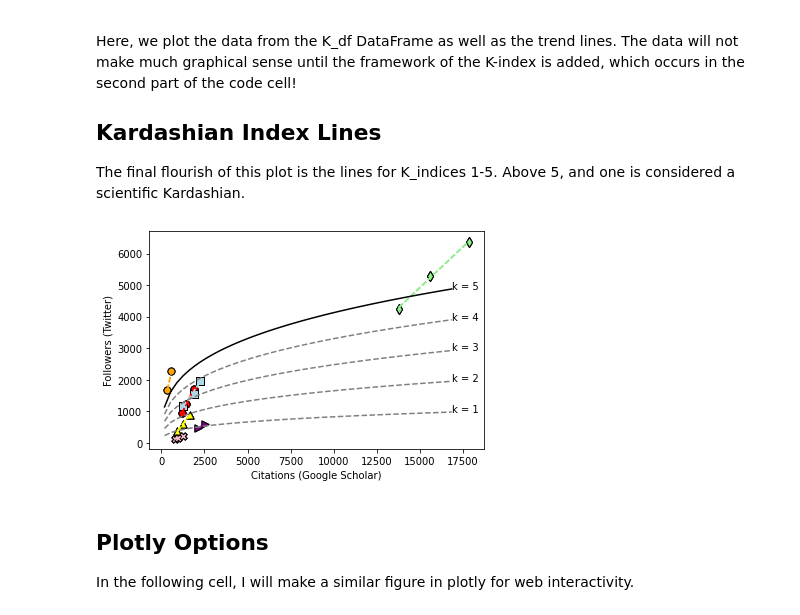
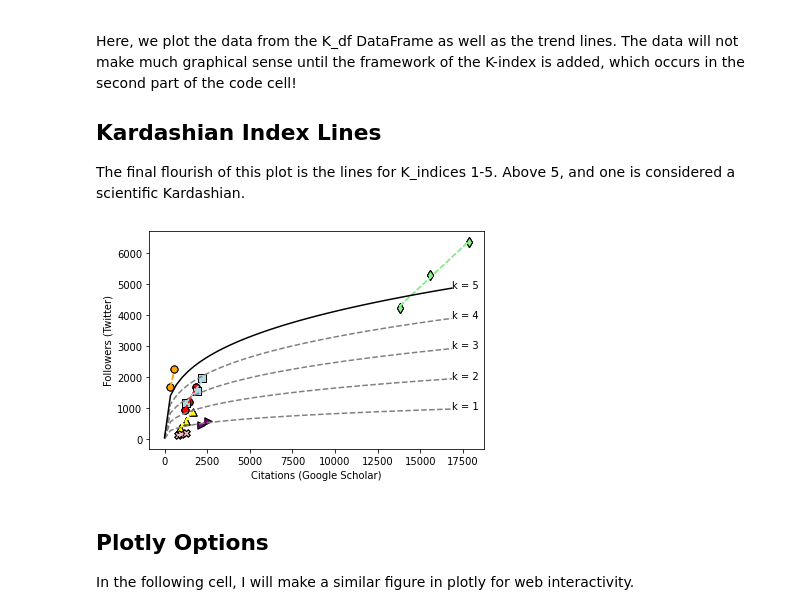
Before and after one commit to DirtBurner/K-factor, a Jupyter notebook: K-index_anonymized.ipynb, the cells around one changed output. Cells and saved outputs as stored; diff of their text form; code cells hidden in the pictures.

```diff
--- a/K-index_anonymized.ipynb
+++ b/K-index_anonymized.ipynb
@@ -67,36 +67,36 @@ for individual in K_df.index:
         plt.scatter(x,y,c=colors_dict[individual], marker=marker_shapes_dict                    [individual], s=50, edgecolor='k', figure=K_fig)
         #print(mods[individual]) #Test polynomial function
         plt.plot(x,mods[individual](x),'--',c=colors_dict[individual])
 
 plt.xlabel('Citations (Google Scholar)')
 plt.ylabel('Followers (Twitter)')
 
 #Add K-index lines 1-5
 x_limits=plt.xlim()
 y_limits=plt.ylim()
 if min(x_limits) <= 0:
     min_xes = 0.01
 else:
     min_xes = min(x_limits)
 
-xes=np.linspace(min(x_limits), max(x_limits)*0.9, 50)
+xes=np.linspace(min_xes, max(x_limits)*0.9, 50)
 
 end_k=5     #Highest K factor line ot plot - K=5 is traditionally considered                    Kardashian.
 k=pd.DataFrame([])
 for j in range(end_k):
     k[j]=np.multiply(np.multiply(np.power(xes, 0.32), 43.3), j+1)
     if j==end_k-1:
         clr='k'
         solid_dash='-'
     else:
         clr='gray'
         solid_dash='--'
     plt.plot(xes,k[j],ls=solid_dash,c=clr)
     plt.text(0.9*max(x_limits), max(k[j][~k[j].isna()]),('k = '+str(j+1)))
 
-K_fig.savefig('CMS_K-index.png')
+#K_fig.savefig('CMS_K-index.png')
 # %% [output]
-[figure, old version]
+[figure, new version]
 # %% [markdown]
 ## Plotly Options
 
```
Also changed, not shown: 1 other file.
